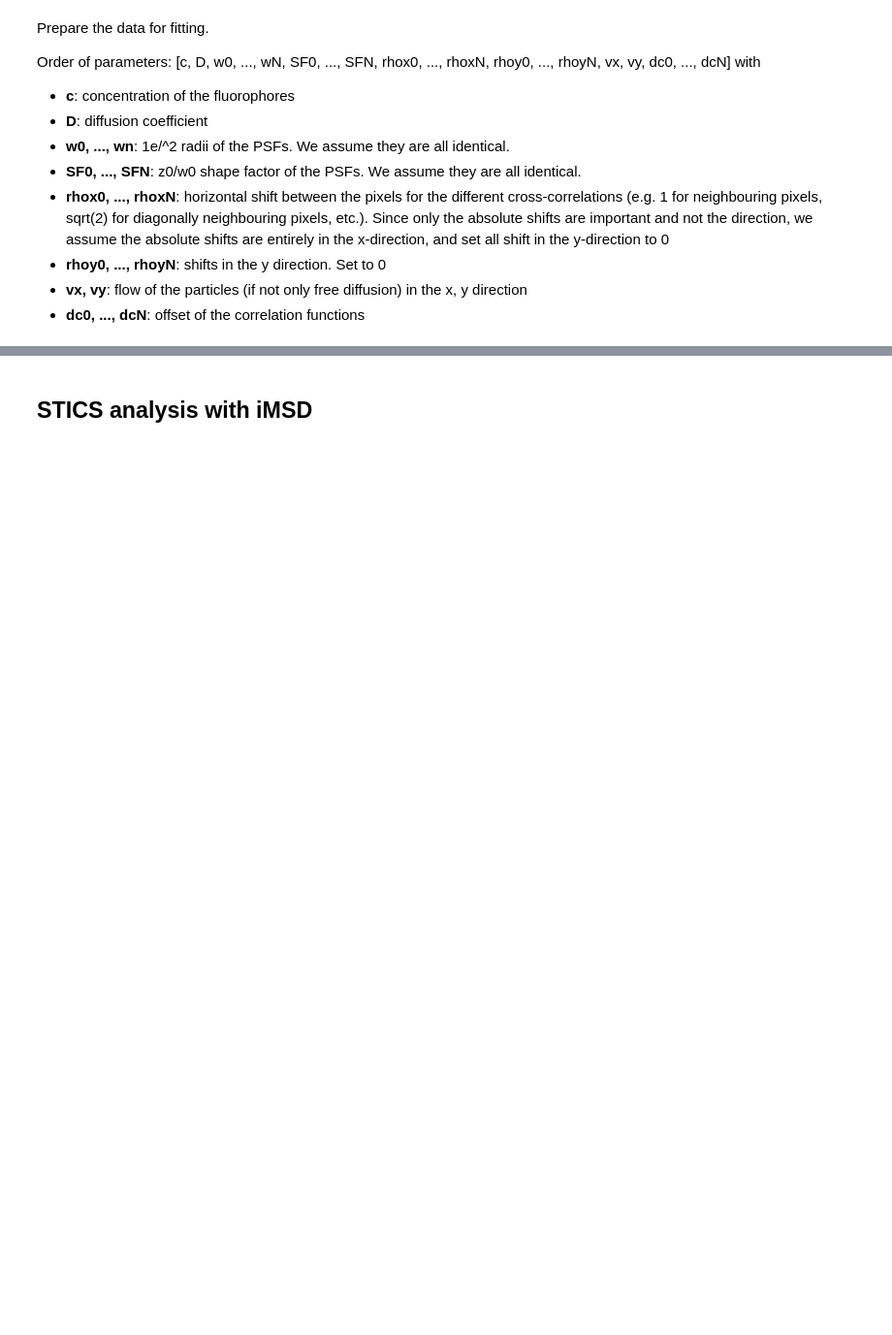
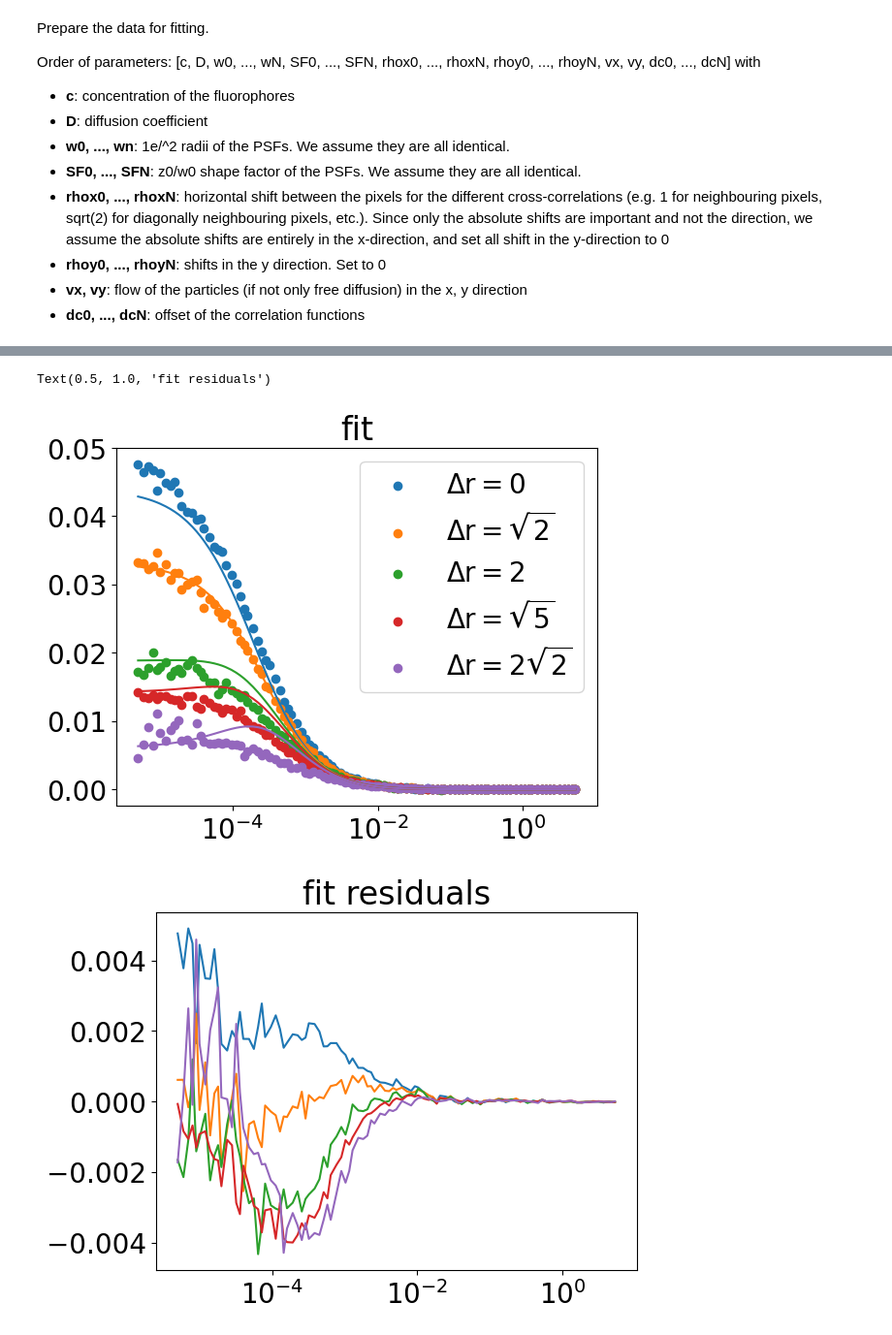
Before and after one commit to VicidominiLab/BrightEyes, a Jupyter notebook: examples/spectroscopy/SPAD-FCS_analysis_example/FCS_Alexa488AB_example.ipynb, the cells around one changed output, grey strips where cells are left out. Shown at 97% size. Saved outputs shown, nothing was run; the diff lists cells and outputs as text; code cells hidden in the pictures; blank space fills up the shorter version.

```diff
--- a/examples/spectroscopy/SPAD-FCS_analysis_example/FCS_Alexa488AB_example.ipynb
+++ b/examples/spectroscopy/SPAD-FCS_analysis_example/FCS_Alexa488AB_example.ipynb
@@ -210,16 +207,18 @@ Order of parameters: [c, D, w0, ..., wN, SF0, ..., SFN, rhox0, ..., rhoxN, rhoy0
 * **vx, vy**: flow of the particles (if not only free diffusion) in the x, y direction
 * **dc0, ..., dcN**: offset of the correlation functions
 # %%
-pxsize = 75e-9 # SPAD pixel size in the sample plane
-w0Central = 141e-9 # 1/e^2 radius of the central SPAD pixel
+pxsize = 75 # SPAD pixel size in the sample plane
+w0Central = 141 # 1/e^2 radius of the central SPAD pixel in nm
 SFCentral = 4.5 # shape factor of the PSF
 
-Gout, tau, split, rhox, rhoy, Gcolumns = G2globalFitStruct(G, ['crossCenterAvN']) # prepare data for global fit
+Gout, tau, split, rhox, rhoy, Gcolumns = g2global_fit_struct(G, ['crossCenterAvN']) # prepare data for global fit
 Ncurves = 5 # number of cross-correlation curves in the global fit
 fitInfo = np.concatenate(([1], [1], np.zeros(Ncurves), np.zeros(Ncurves), np.zeros(Ncurves), np.zeros(Ncurves), [0], [0], np.zeros(Ncurves)))
+lBounds = np.concatenate(([-1e6], [-1e6], -1e6+np.zeros(Ncurves), -1e6+np.zeros(Ncurves), -1e6+np.zeros(Ncurves), -1e6+np.zeros(Ncurves), [-1e6], [-1e6], -1e6+np.zeros(Ncurves)))
+uBounds = np.concatenate(([1e6], [1e6], 1e6+np.zeros(Ncurves), 1e6+np.zeros(Ncurves), 1e6+np.zeros(Ncurves), 1e6+np.zeros(Ncurves), [1e6], [1e6], 1e6+np.zeros(Ncurves)))
 param = np.concatenate(([1], [1], w0Central+np.zeros(Ncurves), SFCentral+np.zeros(Ncurves), pxsize*rhox, pxsize*rhoy, [0], [0], np.zeros(Ncurves)))
-start = 5 # start index tau
+start = 10 # start index tau
 Gcolumnsfit = Gcolumns[start:,:]
-taufit = G.det0x0_average[start:, 0]
-fitfun = 'fitfun_dualfocus'
-fitresult = fcs_fit(Gcolumnsfit, taufit, fitfun, fitInfo, param)
+taufit = G.det0x0_averageX[start:, 0]
+fitfun = fcs_fit_dualfocus
+fitresult = fcs_fit(Gcolumnsfit, taufit, fitfun, fitInfo, param, lBounds, uBounds, -1, 0)
@@ -248,2 +225,20 @@ for j in [0, 4]: # fit first (delta_r = 1) and last (delta_r = 2*sqrt(2)) curve
-# %% [markdown]
-## STICS analysis with iMSD
+# %%
+labels = [r"$\Delta r = 0$", r"$\Delta r = \sqrt{2}$", r"$\Delta r = 2$", r"$\Delta r = \sqrt{5}$", r"$\Delta r = 2\sqrt{2}$"]
+
+plt.figure()
+for i in range(5):
+    plt.scatter(taufit, Gcolumnsfit[:, i], label=labels[i])
+    plt.plot(taufit, Gcolumnsfit[:, i]-fitresult.fun[i*len(taufit):(i+1)*len(taufit)])
+plt.xscale('log')
+plt.legend()
+plt.title('fit')
+
+plt.figure()
+for i in range(5):
+    plt.plot(taufit, fitresult.fun[i*len(taufit):(i+1)*len(taufit)], label=labels[i])
+plt.xscale('log')
+plt.title('fit residuals')
+# %% [output]
+Text(0.5, 1.0, 'fit residuals')
+[figure, added]
+[figure, added]
```
Also changed, not shown: parts of 7 cells of this notebook.
